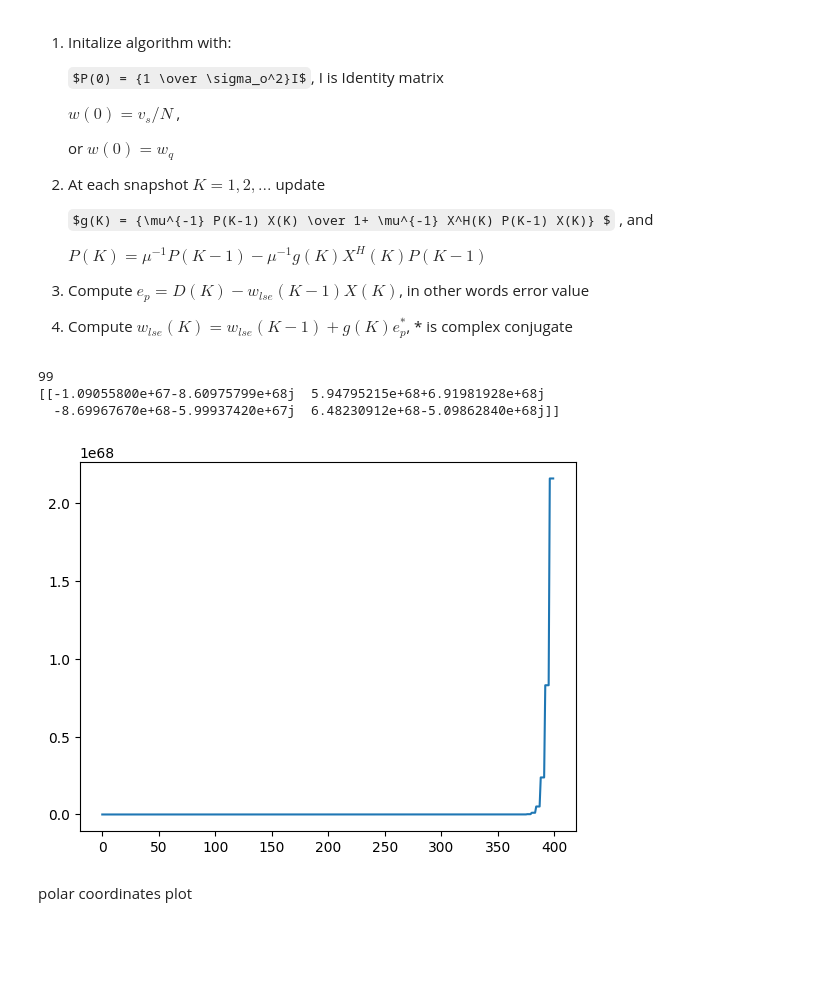
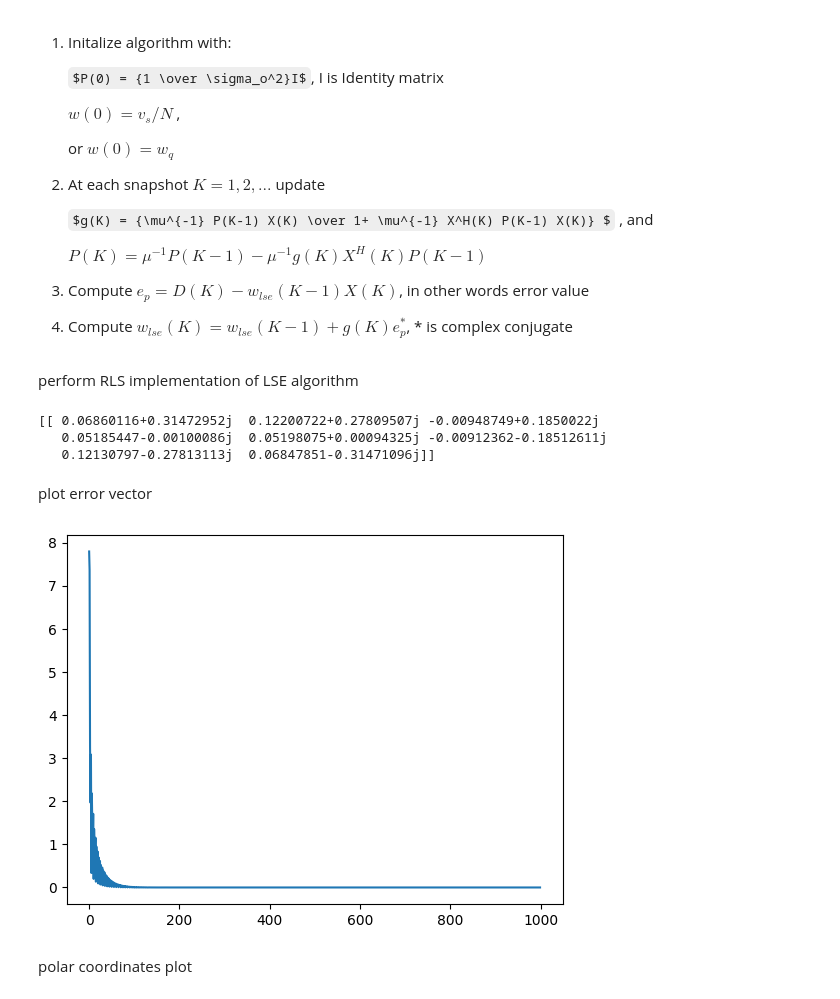
Before and after one commit to ilnur852/pyDSPplayground, a Jupyter notebook: array processing/lse_rls_beamformer.ipynb, the cells around one changed output. Drawn from its saved outputs; the diff is of its cells as text; code cells hidden in the pictures; some formulas as TeX source; blank space fills up the shorter version.

```diff
--- a/array processing/lse_rls_beamformer.ipynb
+++ b/array processing/lse_rls_beamformer.ipynb
@@ -76,21 +83,28 @@ def LSE_RLS(mu, sigma_o_square, X, D):
     return w_lse, ekv
+# %% [markdown]
+perform RLS implementation of LSE algorithm
 # %%
-d = 0.05*np.ones(Nr)
-mu = 0.995
-sigma_o_sqr = 0.001
+d = 0
+mu = 0.9
+sigma_o_sqr = 1
 
-w_lse, ev = LSE_RLS(mu, sigma_o_sqr, X, d)
+
+w_lse, ev = lse_rls(mu, sigma_o_sqr, X, d)
 w = w_lse.reshape(1, -1)
-
+w = w.conj()
 print(w)
-
-plt.plot(ev)
-plt.show()
 # %% [output]
-99
-[[-1.09055800e+67-8.60975799e+68j  5.94795215e+68+6.91981928e+68j
-  -8.69967670e+68-5.99937420e+67j  6.48230912e+68-5.09862840e+68j]]
+[[ 0.06860116+0.31472952j  0.12200722+0.27809507j -0.00948749+0.1850022j
+   0.05185447-0.00100086j  0.05198075+0.00094325j -0.00912362-0.18512611j
+   0.12130797-0.27813113j  0.06847851-0.31471096j]]
-[figure, removed]
+# %% [markdown]
+plot error vector
+# %%
+
+plt.plot(np.abs(ev))
+plt.show()
+# %% [output]
+[figure, added]
 # %% [markdown]
 polar coordinates plot
 # %%
```
Also changed, not shown: parts of 7 cells of this notebook, 2 other files.
